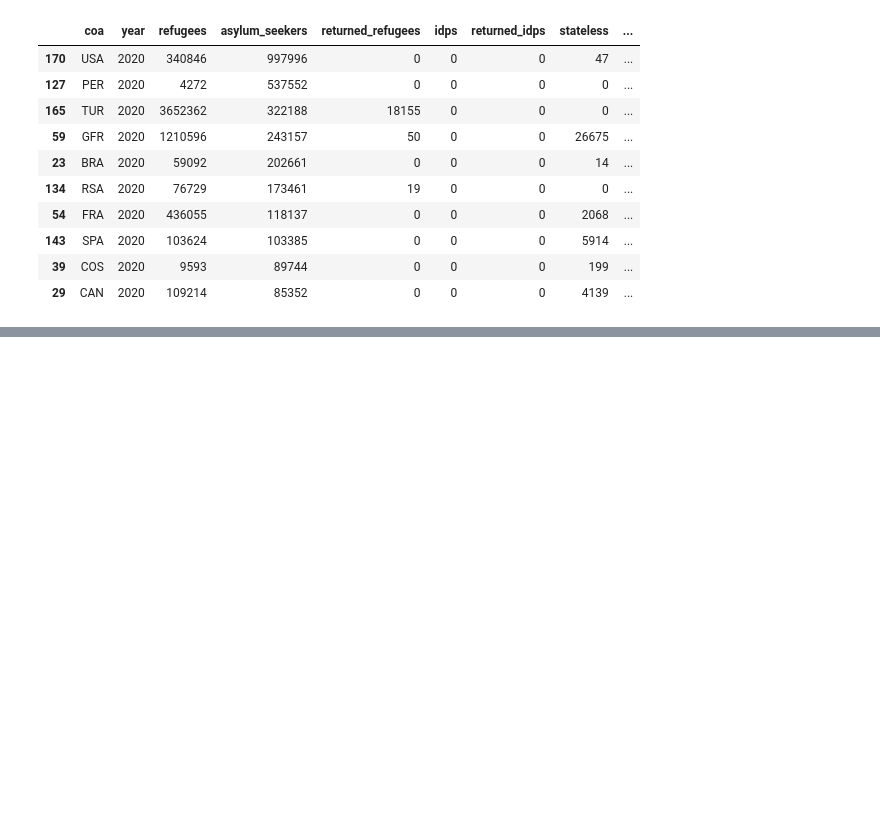
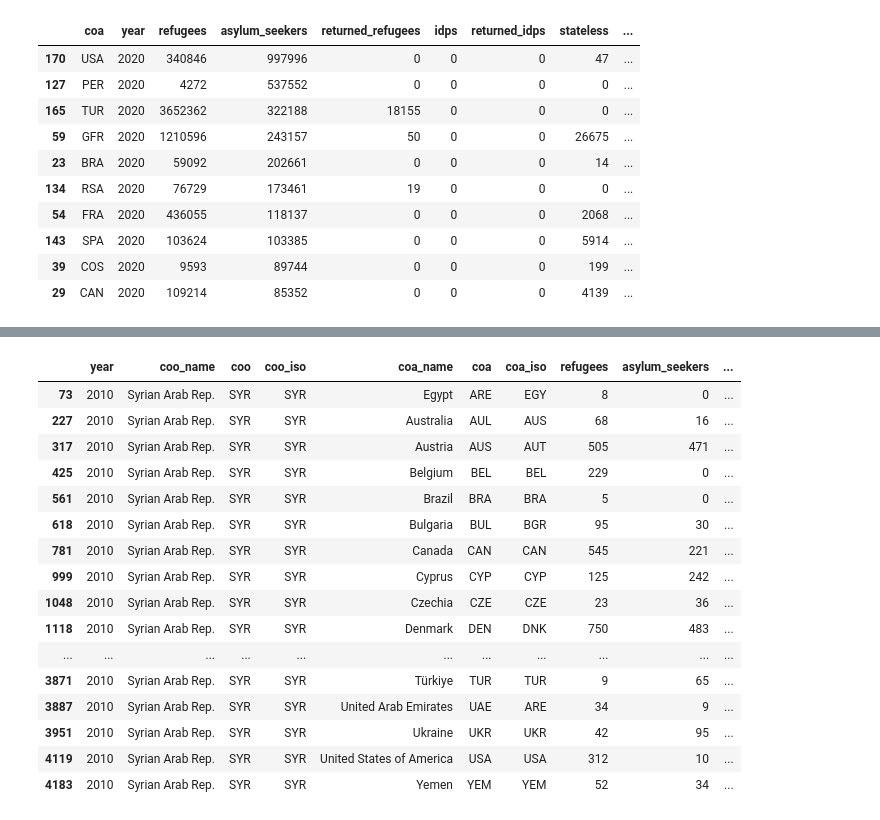
Before and after one commit to drussel4/refugee-flows, a Jupyter notebook: data_explore.ipynb, the cells around one changed output, grey strips where cells are left out. Saved outputs shown, nothing was run; the diff lists cells and outputs as text; code cells hidden in the pictures; blank space fills up the shorter version.

```diff
--- a/data_explore.ipynb
+++ b/data_explore.ipynb
@@ -113,0 +114,21 @@ plt.show()
+# %%
+syria_df = population[(population['coo'] == 'SYR') & (population['year'] == 2010)]
+syria_df
+# %% [output]
+|  | year | coo_name | coo | coo_iso | coa_name | coa | coa_iso | refugees | asylum_seekers | ... |
+| 73 | 2010 | Syrian Arab Rep. | SYR | SYR | Egypt | ARE | EGY | 8 | 0 | ... |
+| 227 | 2010 | Syrian Arab Rep. | SYR | SYR | Australia | AUL | AUS | 68 | 16 | ... |
+| 317 | 2010 | Syrian Arab Rep. | SYR | SYR | Austria | AUS | AUT | 505 | 471 | ... |
+| 425 | 2010 | Syrian Arab Rep. | SYR | SYR | Belgium | BEL | BEL | 229 | 0 | ... |
+| 561 | 2010 | Syrian Arab Rep. | SYR | SYR | Brazil | BRA | BRA | 5 | 0 | ... |
+| 618 | 2010 | Syrian Arab Rep. | SYR | SYR | Bulgaria | BUL | BGR | 95 | 30 | ... |
+| 781 | 2010 | Syrian Arab Rep. | SYR | SYR | Canada | CAN | CAN | 545 | 221 | ... |
+| 999 | 2010 | Syrian Arab Rep. | SYR | SYR | Cyprus | CYP | CYP | 125 | 242 | ... |
+| 1048 | 2010 | Syrian Arab Rep. | SYR | SYR | Czechia | CZE | CZE | 23 | 36 | ... |
+| 1118 | 2010 | Syrian Arab Rep. | SYR | SYR | Denmark | DEN | DNK | 750 | 483 | ... |
+| ... | ... | ... | ... | ... | ... | ... | ... | ... | ... | ... |
+| 3871 | 2010 | Syrian Arab Rep. | SYR | SYR | Türkiye | TUR | TUR | 9 | 65 | ... |
+| 3887 | 2010 | Syrian Arab Rep. | SYR | SYR | United Arab Emirates | UAE | ARE | 34 | 9 | ... |
+| 3951 | 2010 | Syrian Arab Rep. | SYR | SYR | Ukraine | UKR | UKR | 42 | 95 | ... |
+| 4119 | 2010 | Syrian Arab Rep. | SYR | SYR | United States of America | USA | USA | 312 | 10 | ... |
+| 4183 | 2010 | Syrian Arab Rep. | SYR | SYR | Yemen | YEM | YEM | 52 | 34 | ... |
```
Also changed, not shown: parts of 3 cells of this notebook, 5 other files.
